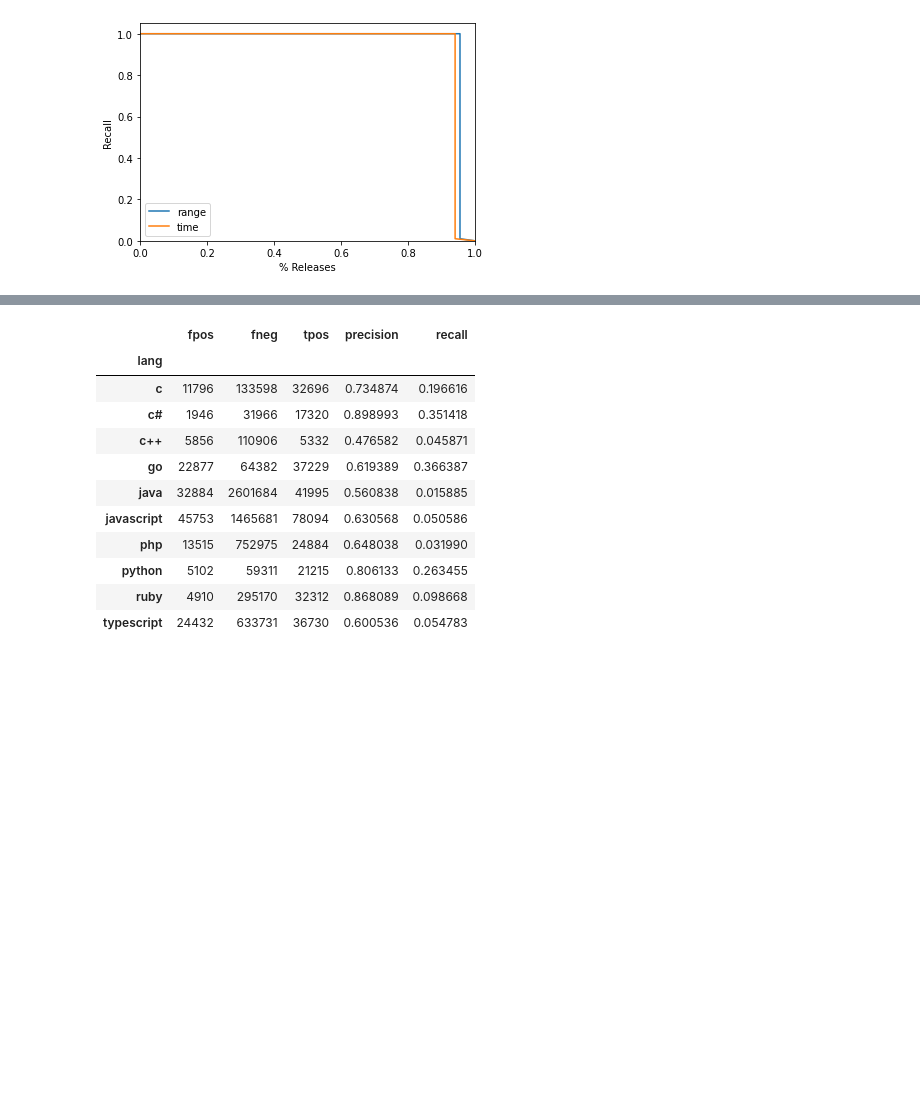
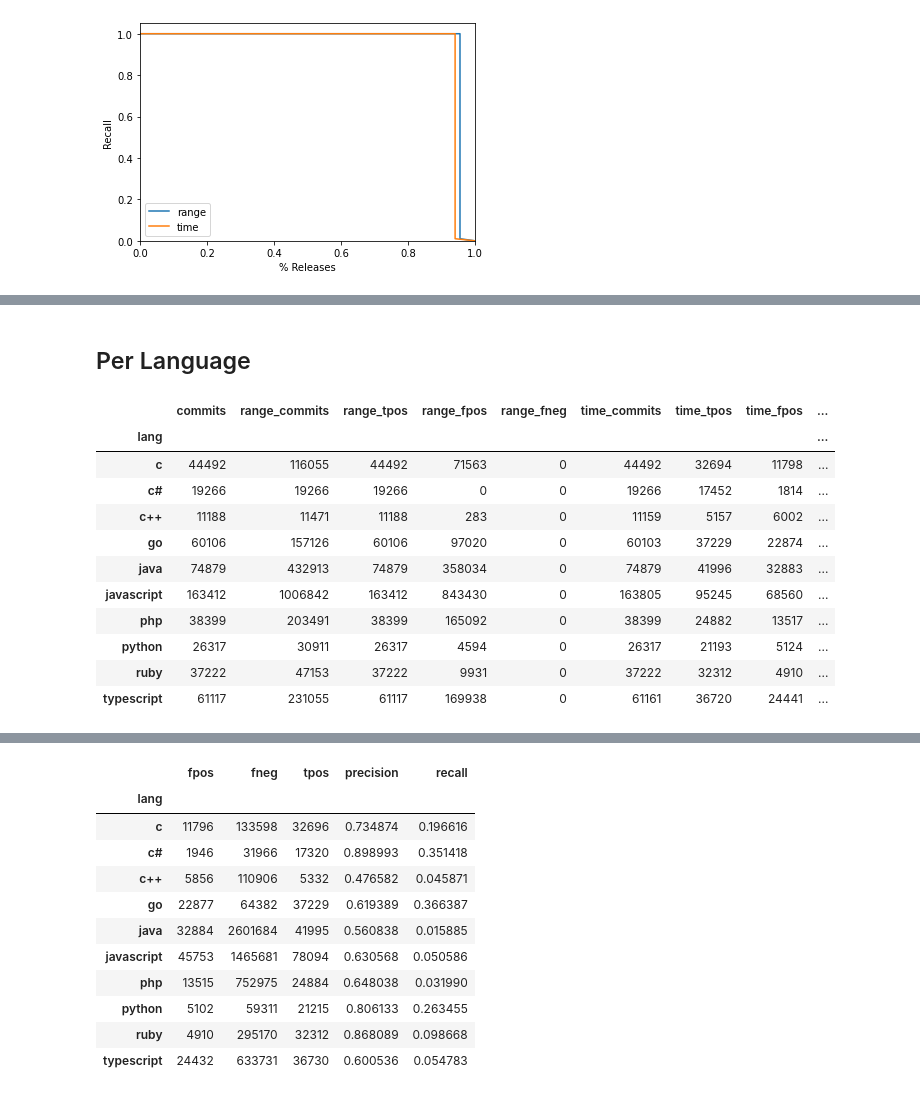
Before and after one commit to gems-uff/release-mining, a Jupyter notebook: 01-rq3_mining.ipynb, the cells around one changed output, grey strips where cells are left out. Saved outputs shown, nothing was run; the diff lists cells and outputs as text; code cells hidden in the pictures; blank space fills up the shorter version.

```diff
--- a/01-rq3_mining.ipynb
+++ b/01-rq3_mining.ipynb
@@ -329,0 +287,22 @@ rlang_df['recall'] = rlang_df.apply(recall, axis=1)
+# %% [markdown]
+## Per Language
+# %%
+rlang = releases.groupby(['lang']).sum()
+rlang['range_precision'] = rlang.apply(precision, args=('range',), axis=1)
+rlang['range_recall'] = rlang.apply(recall, args=('range',), axis=1)
+rlang['time_precision'] = rlang.apply(precision, args=('time',), axis=1)
+rlang['time_recall'] = rlang.apply(recall, args=('time',), axis=1)
+rlang
+# %% [output]
+|  | commits | range_commits | range_tpos | range_fpos | range_fneg | time_commits | time_tpos | time_fpos | ... |
+| lang |  |  |  |  |  |  |  |  | ... |
+| c | 44492 | 116055 | 44492 | 71563 | 0 | 44492 | 32694 | 11798 | ... |
+| c# | 19266 | 19266 | 19266 | 0 | 0 | 19266 | 17452 | 1814 | ... |
+| c++ | 11188 | 11471 | 11188 | 283 | 0 | 11159 | 5157 | 6002 | ... |
+| go | 60106 | 157126 | 60106 | 97020 | 0 | 60103 | 37229 | 22874 | ... |
+| java | 74879 | 432913 | 74879 | 358034 | 0 | 74879 | 41996 | 32883 | ... |
+| javascript | 163412 | 1006842 | 163412 | 843430 | 0 | 163805 | 95245 | 68560 | ... |
+| php | 38399 | 203491 | 38399 | 165092 | 0 | 38399 | 24882 | 13517 | ... |
+| python | 26317 | 30911 | 26317 | 4594 | 0 | 26317 | 21193 | 5124 | ... |
+| ruby | 37222 | 47153 | 37222 | 9931 | 0 | 37222 | 32312 | 4910 | ... |
+| typescript | 61117 | 231055 | 61117 | 169938 | 0 | 61161 | 36720 | 24441 | ... |
```
Also changed, not shown: parts of 17 cells of this notebook.
